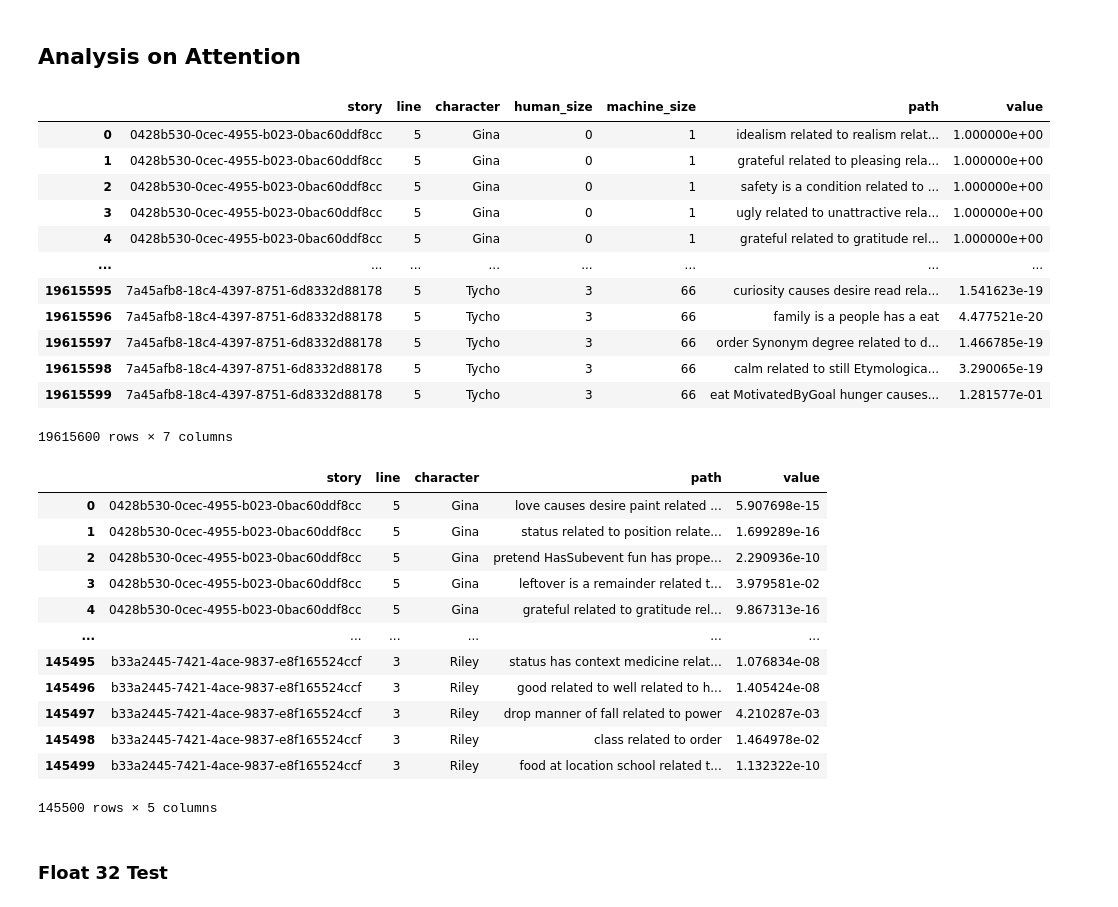
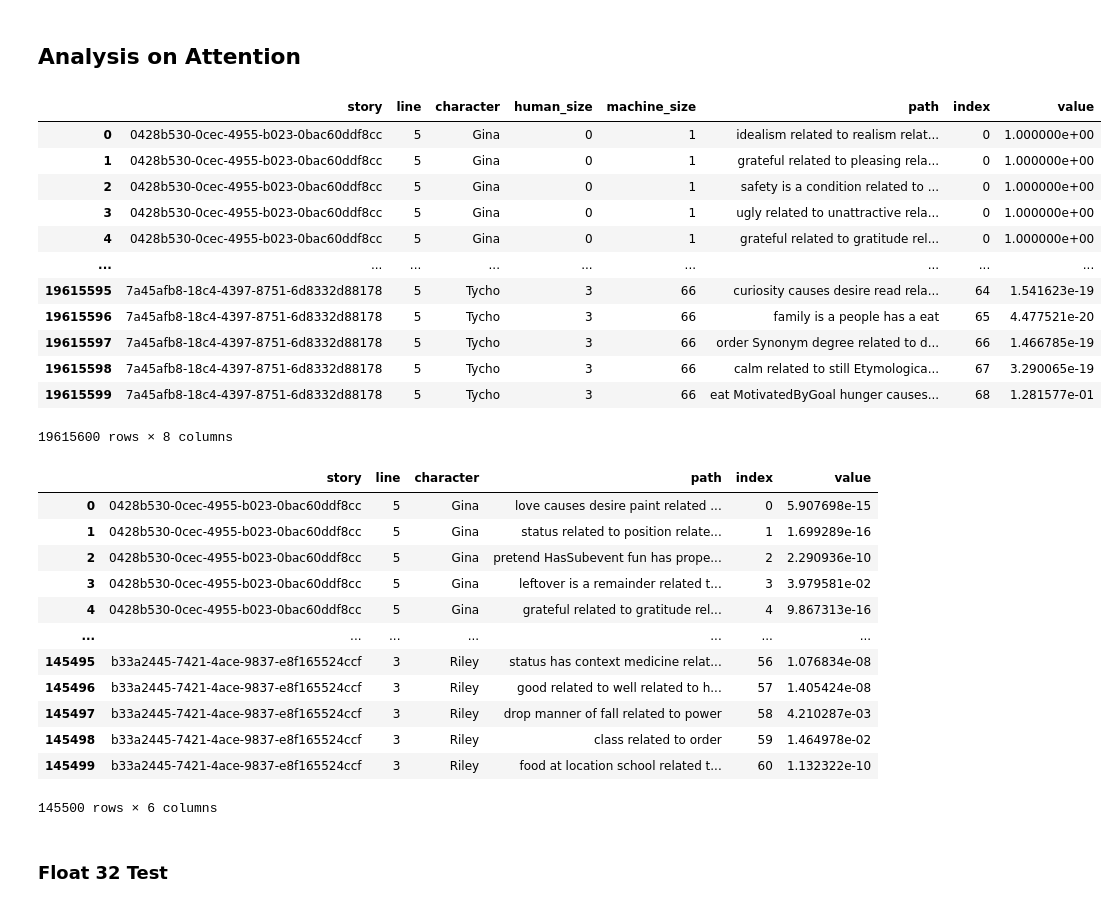
Before and after one commit to Dralan1912/HAICOR-Experiment, a Jupyter notebook: Research Question 1.ipynb, the cells around one changed output. Drawn from its saved outputs; the diff is of its cells as text; code cells hidden in the pictures.

```diff
--- a/Research Question 1.ipynb
+++ b/Research Question 1.ipynb
@@ -85,47 +108,49 @@ False
 # %% [markdown]
 ## Analysis on Attention
 # %%
+import itertools
+
 attentions = pd.DataFrame(
-    ((e.story, e.sentence, e.character, i.human_size, i.machine_size, p.content, p.weight)
+    ((e.story, e.sentence, e.character, i.human_size, i.machine_size, p.content, p.index, p.weight)
      for e in experiments for i in e.instances for s in i.samples
      for p in itertools.chain(s.human_paths, s.machine_paths)),
-    columns=("story", "line", "character", "human_size", "machine_size", "path", "value")
+    columns=("story", "line", "character", "human_size", "machine_size", "path", "index", "value")
 )
 
 attentions
 # %% [output]
-|  | story | line | character | human_size | machine_size | path | value |
-| 0 | 0428b530-0cec-4955-b023-0bac60ddf8cc | 5 | Gina | 0 | 1 | idealism related to realism relat... | 1.000000e+00 |
-| 1 | 0428b530-0cec-4955-b023-0bac60ddf8cc | 5 | Gina | 0 | 1 | grateful related to pleasing rela... | 1.000000e+00 |
-| 2 | 0428b530-0cec-4955-b023-0bac60ddf8cc | 5 | Gina | 0 | 1 | safety is a condition related to ... | 1.000000e+00 |
-| 3 | 0428b530-0cec-4955-b023-0bac60ddf8cc | 5 | Gina | 0 | 1 | ugly related to unattractive rela... | 1.000000e+00 |
-| 4 | 0428b530-0cec-4955-b023-0bac60ddf8cc | 5 | Gina | 0 | 1 | grateful related to gratitude rel... | 1.000000e+00 |
-| ... | ... | ... | ... | ... | ... | ... | ... |
-| 19615595 | 7a45afb8-18c4-4397-8751-6d8332d88178 | 5 | Tycho | 3 | 66 | curiosity causes desire read rela... | 1.541623e-19 |
-| 19615596 | 7a45afb8-18c4-4397-8751-6d8332d88178 | 5 | Tycho | 3 | 66 | family is a people has a eat | 4.477521e-20 |
-| 19615597 | 7a45afb8-18c4-4397-8751-6d8332d88178 | 5 | Tycho | 3 | 66 | order Synonym degree related to d... | 1.466785e-19 |
-| 19615598 | 7a45afb8-18c4-4397-8751-6d8332d88178 | 5 | Tycho | 3 | 66 | calm related to still Etymologica... | 3.290065e-19 |
-| 19615599 | 7a45afb8-18c4-4397-8751-6d8332d88178 | 5 | Tycho | 3 | 66 | eat MotivatedByGoal hunger causes... | 1.281577e-01 |
+|  | story | line | character | human_size | machine_size | path | index | value |
+| 0 | 0428b530-0cec-4955-b023-0bac60ddf8cc | 5 | Gina | 0 | 1 | idealism related to realism relat... | 0 | 1.000000e+00 |
+| 1 | 0428b530-0cec-4955-b023-0bac60ddf8cc | 5 | Gina | 0 | 1 | grateful related to pleasing rela... | 0 | 1.000000e+00 |
+| 2 | 0428b530-0cec-4955-b023-0bac60ddf8cc | 5 | Gina | 0 | 1 | safety is a condition related to ... | 0 | 1.000000e+00 |
+| 3 | 0428b530-0cec-4955-b023-0bac60ddf8cc | 5 | Gina | 0 | 1 | ugly related to unattractive rela... | 0 | 1.000000e+00 |
+| 4 | 0428b530-0cec-4955-b023-0bac60ddf8cc | 5 | Gina | 0 | 1 | grateful related to gratitude rel... | 0 | 1.000000e+00 |
+| ... | ... | ... | ... | ... | ... | ... | ... | ... |
+| 19615595 | 7a45afb8-18c4-4397-8751-6d8332d88178 | 5 | Tycho | 3 | 66 | curiosity causes desire read rela... | 64 | 1.541623e-19 |
+| 19615596 | 7a45afb8-18c4-4397-8751-6d8332d88178 | 5 | Tycho | 3 | 66 | family is a people has a eat | 65 | 4.477521e-20 |
+| 19615597 | 7a45afb8-18c4-4397-8751-6d8332d88178 | 5 | Tycho | 3 | 66 | order Synonym degree related to d... | 66 | 1.466785e-19 |
+| 19615598 | 7a45afb8-18c4-4397-8751-6d8332d88178 | 5 | Tycho | 3 | 66 | calm related to still Etymologica... | 67 | 3.290065e-19 |
+| 19615599 | 7a45afb8-18c4-4397-8751-6d8332d88178 | 5 | Tycho | 3 | 66 | eat MotivatedByGoal hunger causes... | 68 | 1.281577e-01 |
-19615600 rows × 7 columns
+19615600 rows × 8 columns
 # %%
 attentions = attentions.groupby(["story", "line", "character"])\
     .apply(lambda x: x[(x.human_size == 0) & (x.machine_size == x.machine_size.max())])\
-    .reset_index(drop=True)[["story", "line", "character", "path", "value"]]
+    .reset_index(drop=True)[["story", "line", "character", "path", "index", "value"]]
 
 attentions
 # %% [output]
-|  | story | line | character | path | value |
-| 0 | 0428b530-0cec-4955-b023-0bac60ddf8cc | 5 | Gina | love causes desire paint related ... | 5.907698e-15 |
-| 1 | 0428b530-0cec-4955-b023-0bac60ddf8cc | 5 | Gina | status related to position relate... | 1.699289e-16 |
-| 2 | 0428b530-0cec-4955-b023-0bac60ddf8cc | 5 | Gina | pretend HasSubevent fun has prope... | 2.290936e-10 |
-| 3 | 0428b530-0cec-4955-b023-0bac60ddf8cc | 5 | Gina | leftover is a remainder related t... | 3.979581e-02 |
-| 4 | 0428b530-0cec-4955-b023-0bac60ddf8cc | 5 | Gina | grateful related to gratitude rel... | 9.867313e-16 |
-| ... | ... | ... | ... | ... | ... |
-| 145495 | b33a2445-7421-4ace-9837-e8f165524ccf | 3 | Riley | status has context medicine relat... | 1.076834e-08 |
-| 145496 | b33a2445-7421-4ace-9837-e8f165524ccf | 3 | Riley | good related to well related to h... | 1.405424e-08 |
-| 145497 | b33a2445-7421-4ace-9837-e8f165524ccf | 3 | Riley | drop manner of fall related to power | 4.210287e-03 |
-| 145498 | b33a2445-7421-4ace-9837-e8f165524ccf | 3 | Riley | class related to order | 1.464978e-02 |
-| 145499 | b33a2445-7421-4ace-9837-e8f165524ccf | 3 | Riley | food at location school related t... | 1.132322e-10 |
+|  | story | line | character | path | index | value |
+| 0 | 0428b530-0cec-4955-b023-0bac60ddf8cc | 5 | Gina | love causes desire paint related ... | 0 | 5.907698e-15 |
+| 1 | 0428b530-0cec-4955-b023-0bac60ddf8cc | 5 | Gina | status related to position relate... | 1 | 1.699289e-16 |
+| 2 | 0428b530-0cec-4955-b023-0bac60ddf8cc | 5 | Gina | pretend HasSubevent fun has prope... | 2 | 2.290936e-10 |
+| 3 | 0428b530-0cec-4955-b023-0bac60ddf8cc | 5 | Gina | leftover is a remainder related t... | 3 | 3.979581e-02 |
+| 4 | 0428b530-0cec-4955-b023-0bac60ddf8cc | 5 | Gina | grateful related to gratitude rel... | 4 | 9.867313e-16 |
+| ... | ... | ... | ... | ... | ... | ... |
+| 145495 | b33a2445-7421-4ace-9837-e8f165524ccf | 3 | Riley | status has context medicine relat... | 56 | 1.076834e-08 |
+| 145496 | b33a2445-7421-4ace-9837-e8f165524ccf | 3 | Riley | good related to well related to h... | 57 | 1.405424e-08 |
+| 145497 | b33a2445-7421-4ace-9837-e8f165524ccf | 3 | Riley | drop manner of fall related to power | 58 | 4.210287e-03 |
+| 145498 | b33a2445-7421-4ace-9837-e8f165524ccf | 3 | Riley | class related to order | 59 | 1.464978e-02 |
+| 145499 | b33a2445-7421-4ace-9837-e8f165524ccf | 3 | Riley | food at location school related t... | 60 | 1.132322e-10 |
-145500 rows × 5 columns
+145500 rows × 6 columns
 # %% [markdown]
 ### Float 32 Test
```
Also changed, not shown: parts of 7 cells of this notebook.
